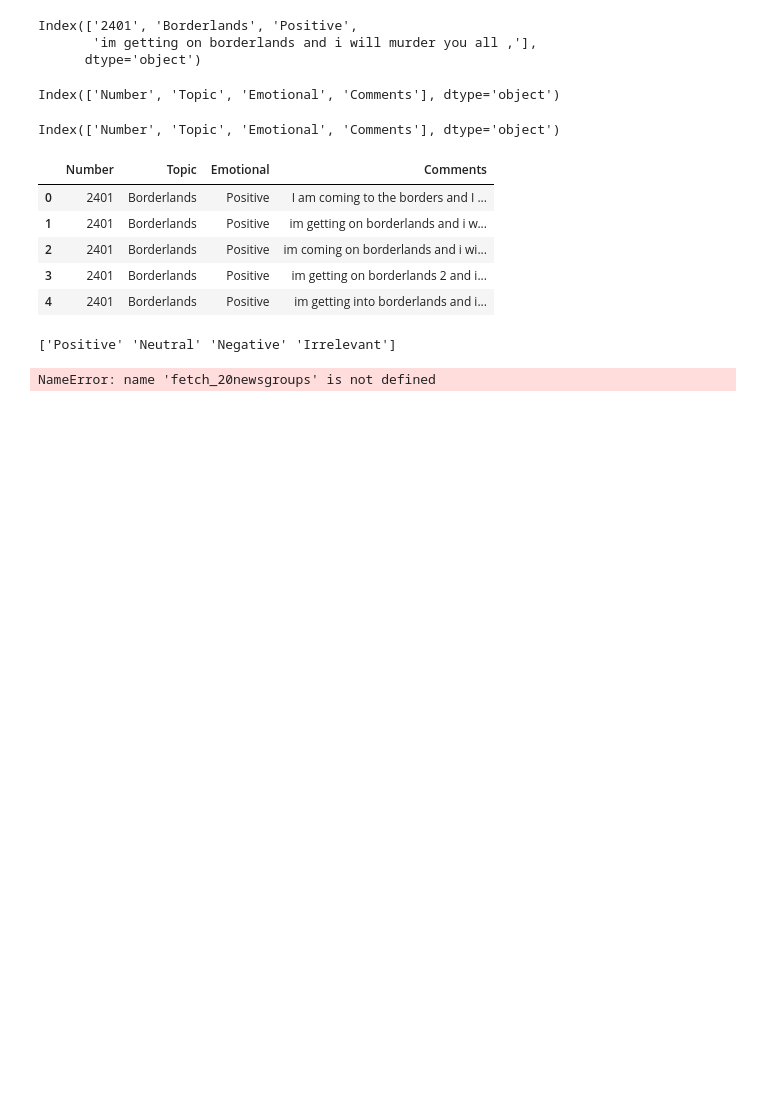
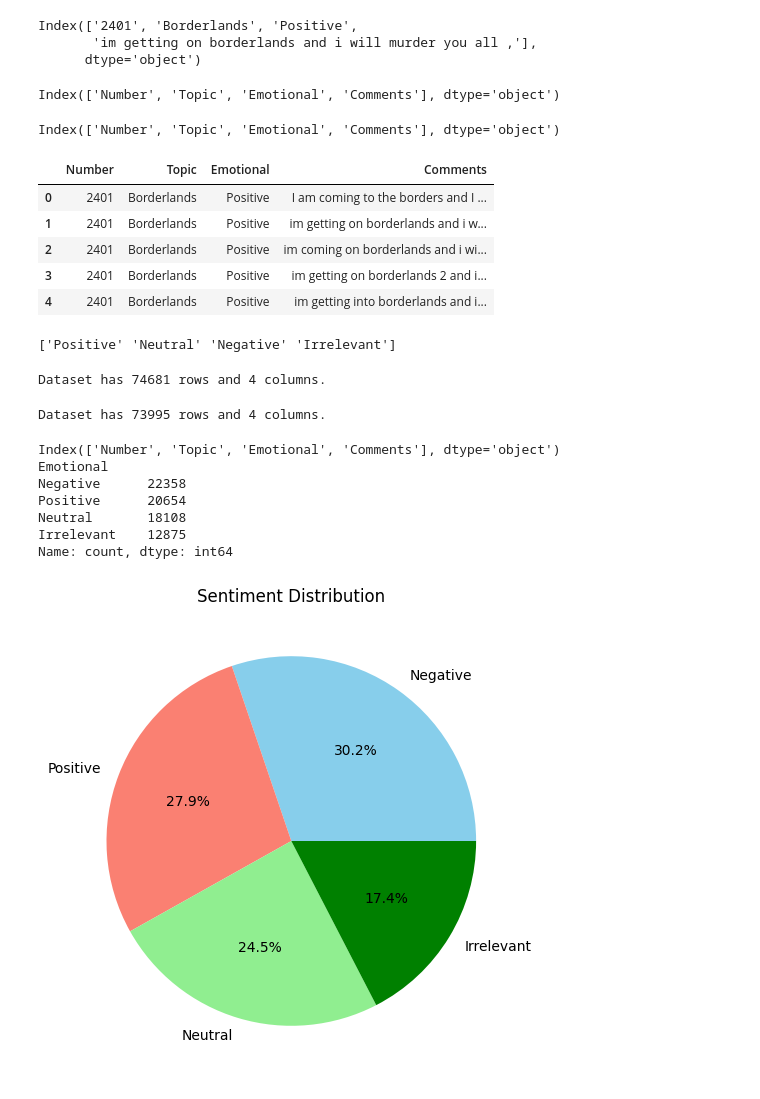
Before and after one commit to Omorusi/Multinomial_Naive_Bayes., a Jupyter notebook: Copy_of_Multinomial_Naive_Bayes.ipynb, the cells around one changed output. Saved outputs shown, nothing was run; the diff lists cells and outputs as text; code cells hidden in the pictures; blank space fills up the shorter version.

```diff
--- a/Copy_of_Multinomial_Naive_Bayes.ipynb
+++ b/Copy_of_Multinomial_Naive_Bayes.ipynb
@@ -95,10 +95,3 @@ y = data.Comments # Target variable
 print(data['Emotional'].unique())  # Assuming 'Sentiment' is the target column
 # %% [output]
 ['Positive' 'Neutral' 'Negative' 'Irrelevant']
-# %%
-categories = ['talk.religion.misc', 'soc.religion.christian',
-              'sci.space', 'comp.graphics']
-train = fetch_20newsgroups(subset='train', categories=categories)
-test = fetch_20newsgroups(subset='test', categories=categories)
-# %% [output]
-NameError: name 'fetch_20newsgroups' is not defined
@@ -106,0 +98,41 @@ print(train.data[5])
+# %%
+# Get the number of rows and columns
+rows, columns = data.shape
+
+print(f"Dataset has {rows} rows and {columns} columns.")
+# %% [output]
+Dataset has 74681 rows and 4 columns.
+# %%
+# dropping data from the dataset that is empty
+data = data.dropna(subset=['Comments'])
+# %%
+# Get the number of rows and columns
+rows, columns = data.shape
+
+print(f"Dataset has {rows} rows and {columns} columns.")
+# %% [output]
+Dataset has 73995 rows and 4 columns.
+# %%
+# Pie chart for sentiment distribution
+import matplotlib.pyplot as plt
+
+# Check if the 'Sentiment' column exists
+print(data.columns)
+
+# Count unique sentiment values
+sentiment_counts = data['Emotional'].value_counts()
+print(sentiment_counts)  # Print to verify
+
+plt.figure(figsize=(6, 6))
+plt.pie(sentiment_counts, labels=sentiment_counts.index, autopct='%1.1f%%', colors=['skyblue', 'salmon', 'lightgreen','green' ])
+plt.title("Sentiment Distribution")
+plt.show()
+# %% [output]
+Index(['Number', 'Topic', 'Emotional', 'Comments'], dtype='object')
+Emotional
+Negative      22358
+Positive      20654
+Neutral       18108
+Irrelevant    12875
+Name: count, dtype: int64
+[figure, added]
```
Also changed, not shown: parts of 13 cells of this notebook.
